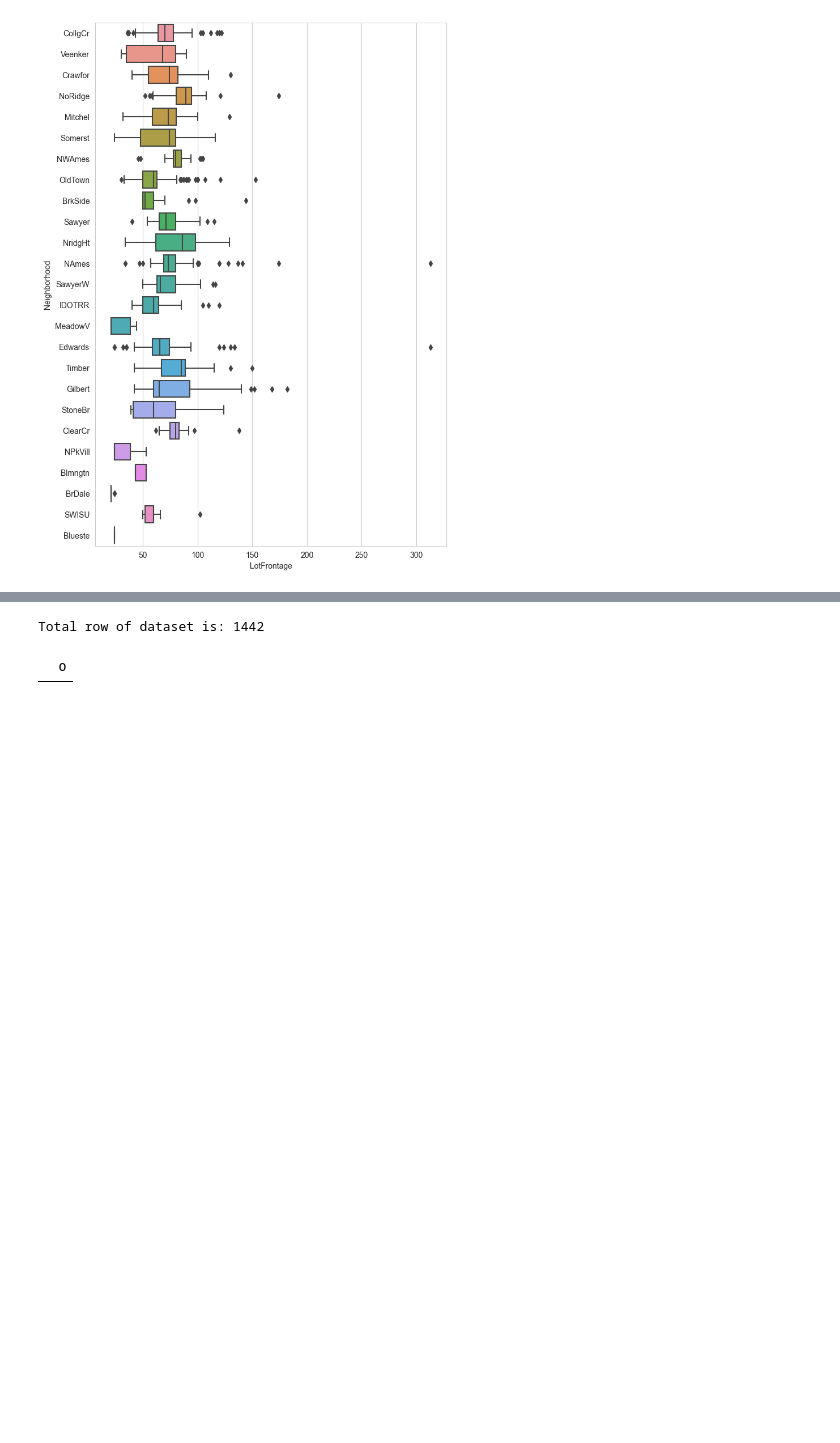
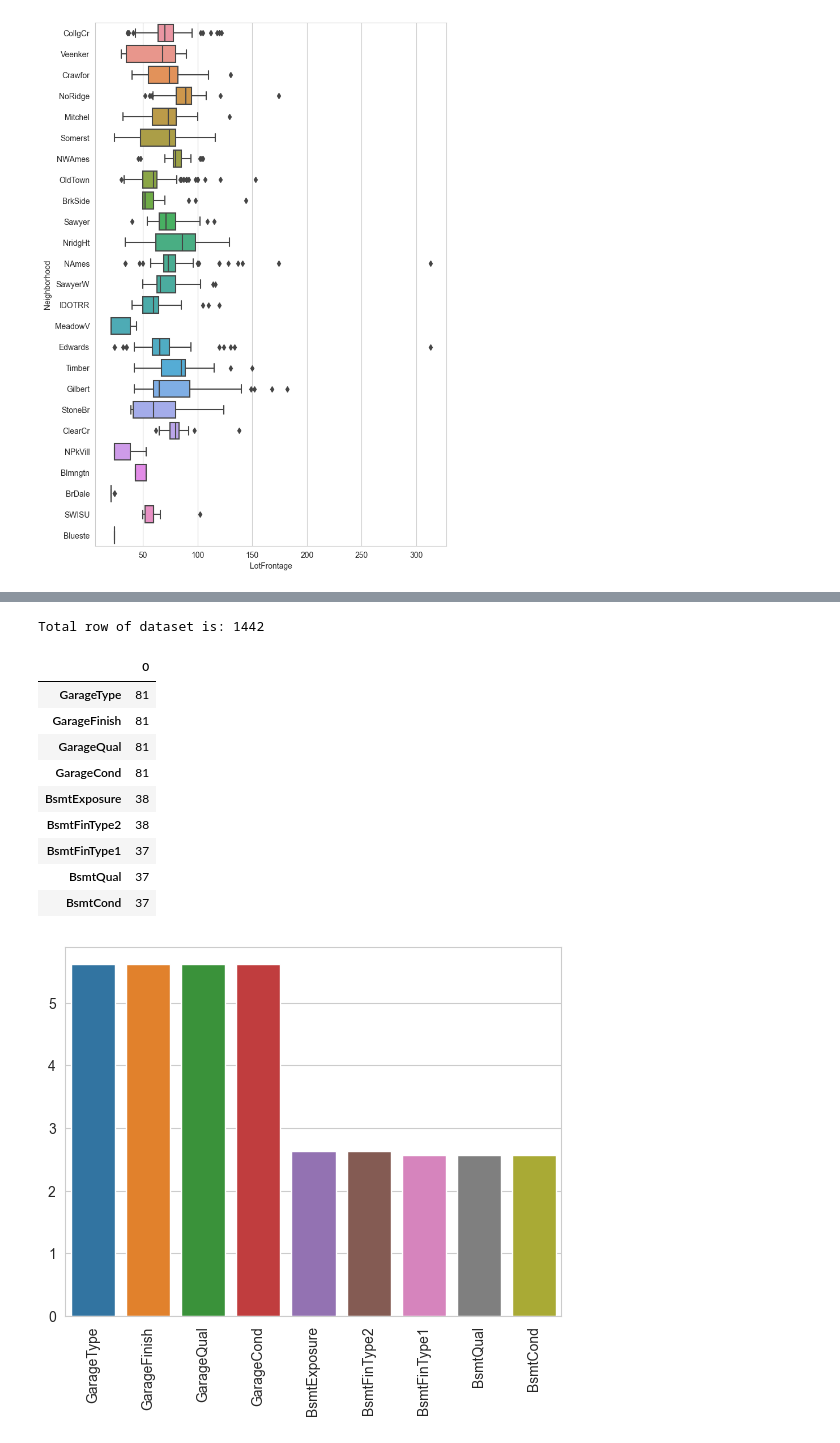
Before and after one commit to OmerSav/HousePricingRegression, a Jupyter notebook: notebooks/0.2-os-data-cleaning.ipynb, the cells around one changed output, grey strips where cells are left out. Cells and saved outputs as stored; diff of their text form; code cells hidden in the pictures; blank space fills up the shorter version.

```diff
--- a/notebooks/0.2-os-data-cleaning.ipynb
+++ b/notebooks/0.2-os-data-cleaning.ipynb
@@ -314,9 +316,12 @@ In the description text we can see that ... variables are Categoric and has mean
 we will fill numerics as 0 and categoric string as None
 # %%
 numeric_columns = []
-categoric_columns = ['MasVnrType', 'BsmtFinType1', 'BsmtCond', 'BsmtQual', 'BsmtExposure', 'BsmtFinType2', 'GarageQual', 'GarageFinish', 'GarageType', 'GarageCond',    ]
-categoric_big_columns = ['PoolQC', 'Fence',  'Alley', 'MiscFeature', 'FireplaceQu', ]
-true_none_columns = ['Electrical', 'MasVnrArea','LotFrontage', 'GarageYrBlt']
+categoric_columns = ['MasVnrType', 'BsmtFinType1', 'BsmtCond', 'BsmtQual',
+                     'BsmtExposure', 'BsmtFinType2', 'GarageQual',
+                     'GarageFinish', 'GarageType', 'GarageCond', ]
+categoric_big_columns = ['PoolQC', 'Fence', 'Alley', 'MiscFeature',
+                         'FireplaceQu', ]
+true_none_columns = ['Electrical', 'MasVnrArea', 'LotFrontage', 'GarageYrBlt']
 df[categoric_columns] = df[categoric_columns].fillna('None')
 # %%
 percent_nan = percent_missing(df)
@@ -370,5 +391,5 @@ Total row of dataset is: 1442
 # %%
-df['GarageYrBlt'] = df['GarageYrBlt'].fillna(0)
+df['GarageYrBlt'] = df['GarageYrBlt'].fillna(df['GarageYrBlt'].mean())
 report_missing(df)
 # %% [output]
 Total row of dataset is: 1442
@@ -449,11 +488,22 @@ Timber     80.379310
 Veenker    59.714286
 Name: LotFrontage, dtype: float64
 # %%
-df['LotFrontage'] = df.groupby('Neighborhood')['LotFrontage'].transform(lambda value: value.fillna(value.mean()))
+df['LotFrontage'] = df.groupby('Neighborhood')['LotFrontage'].transform(
+    lambda value: value.fillna(value.mean()))
 report_missing(df)
 # %% [output]
 Total row of dataset is: 1442
 |  | 0 |
+| GarageType | 81 |
+| GarageFinish | 81 |
+| GarageQual | 81 |
+| GarageCond | 81 |
+| BsmtExposure | 38 |
+| BsmtFinType2 | 38 |
+| BsmtFinType1 | 37 |
+| BsmtQual | 37 |
+| BsmtCond | 37 |
+[figure, added]
 # %%
 df.drop(axis=1, columns=['Id'], inplace=True)
 df.to_csv(interim_data_dir / file_name, index=False)
```
Also changed, not shown: parts of 17 cells of this notebook, 13 other files.
